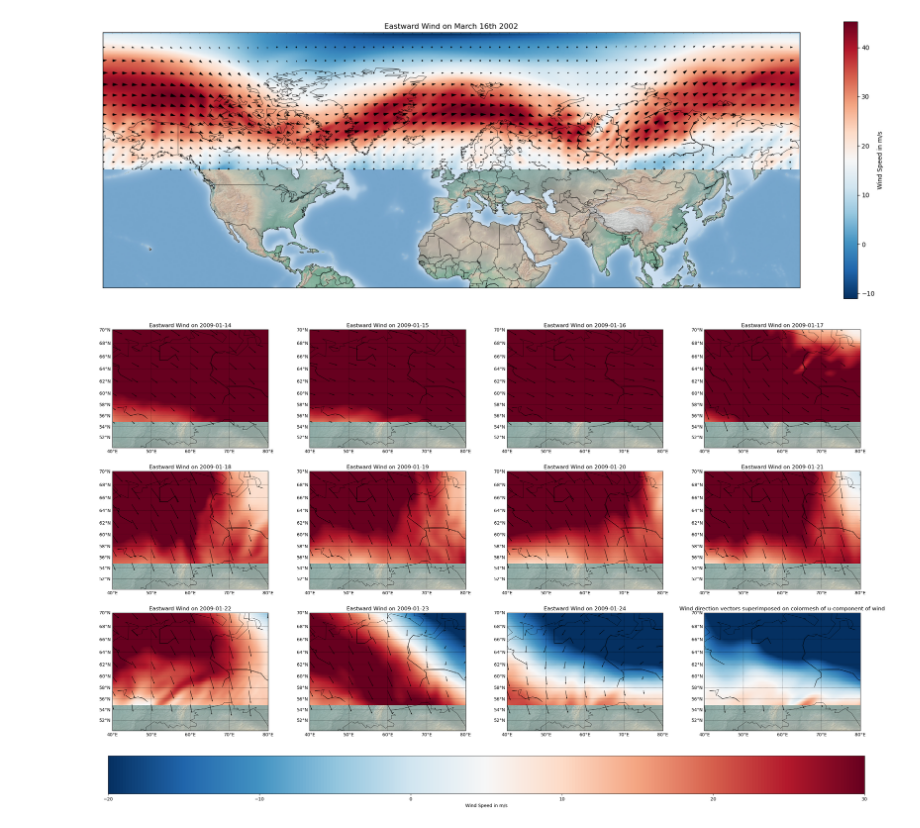
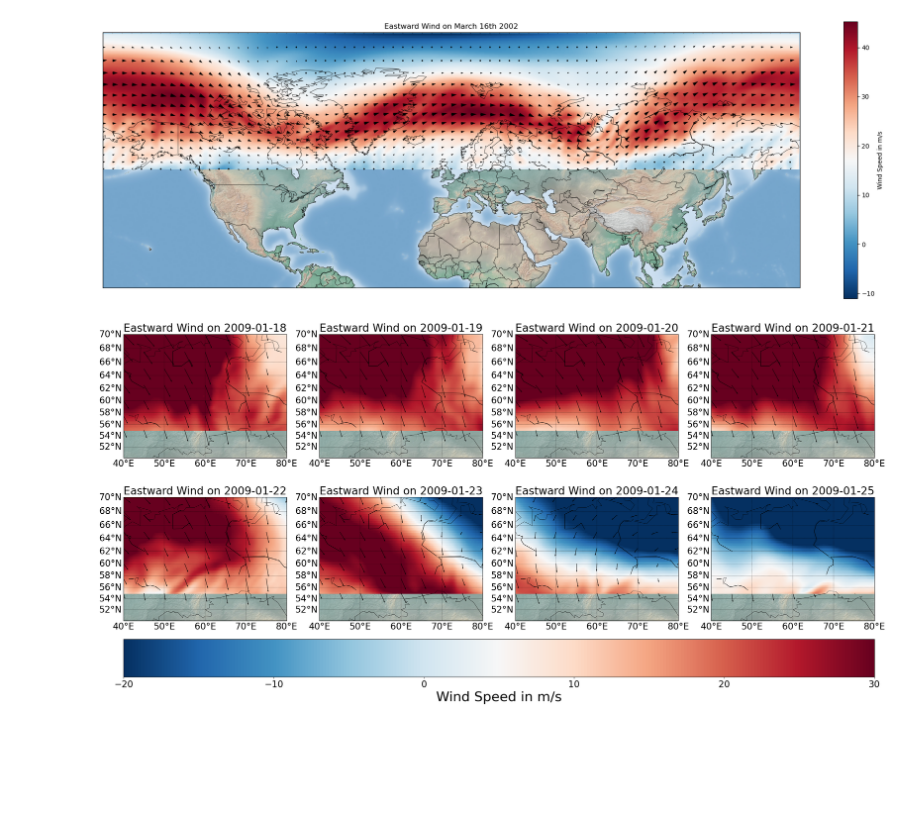
Before and after one commit to jonyjesus18/final-year-proj, a Jupyter notebook: ssw_identifying_era5_daily.ipynb, the cells around one changed output. Saved outputs shown, nothing was run; the diff lists cells and outputs as text; code cells hidden in the pictures; blank space fills up the shorter version.

```diff
--- a/ssw_identifying_era5_daily.ipynb
+++ b/ssw_identifying_era5_daily.ipynb
@@ -326,7 +324,7 @@ import numpy as np
 import matplotlib.pyplot as plt
 from mpl_toolkits.basemap import Basemap
 
-days = 12
+days = 8
 dates = get_day_array(date_string="2009-01-26",days=days)
 
 
@@ -339,13 +337,13 @@ for i in range(days):
     data_dict[f"data_v_{i+1}"] = data_v
 
 
-fig, axes = plt.subplots(nrows=3, ncols=4, figsize=(30, 20))
+fig, axes = plt.subplots(nrows=2, ncols=4, figsize=(30, 15))
 
 data_i = 1
 
 vmin = -20
 vmax = 30
-for i in range(3):
+for i in range(2):
     for j in range(4):
 
         data_u = data_dict[f'data_u_{data_i}']
@@ -381,33 +379,39 @@ for i in range(3):
         data_u_d = data_u[::10, ::20]
         data_v_d = data_v[::10, ::20]
 
         m.quiver(x, y,
              data_u_d, data_v_d,scale = 1000,latlon=True)
 
         m.drawcoastlines(linewidth=0.5,linestyle='solid')
         m.drawcountries(linewidth=0.5, linestyle='solid',color='k')
         m.drawparallels(np.arange(llcrnrlat, urcrnrlat+1, 2), linewidth=0.5, labels=[1, 0, 0, 0])
         m.drawmeridians(np.arange(llcrnrlon, urcrnrlon+1, 10), linewidth=0.5, labels=[0, 0, 0, 1])
 
         # Set the title of the subplot
         ax.set_title('Eastward Wind on ' + dates[data_i-1])
 
         # increment the data_i
         data_i += 1
 
 # Define the mappable object for the colorbar
 mappable = m.pcolormesh(grid.grid_[0],
                          grid.grid_[1],
                          data_u,
                          vmin = vmin,
                          vmax = vmax,
                          latlon=True, cmap='RdBu_r',
                          shading='auto')
 
-# Add the colorbar at the bottom of the figure
-fig.colorbar(mappable, ax=axes, location='bottom', pad=0.05, label='Wind Speed in m/s')
+# Add the colorbar at the bottom of the figure and make label size 15
 
+cbar = fig.colorbar(mappable, ax=axes, location='bottom', pad=0.07)
+
+cbar.set_label('Wind Speed in m/s', fontsize=30)
+# add a bit more padding between figures and their labels
+
+plt.rcParams.update({'font.size': 20})
+# increase size of colorbar text
 
 plt.show()
 # %% [output]
-[figure, old version]
+[figure, new version]
```
Also changed, not shown: parts of 3 cells of this notebook, 13 other files.
